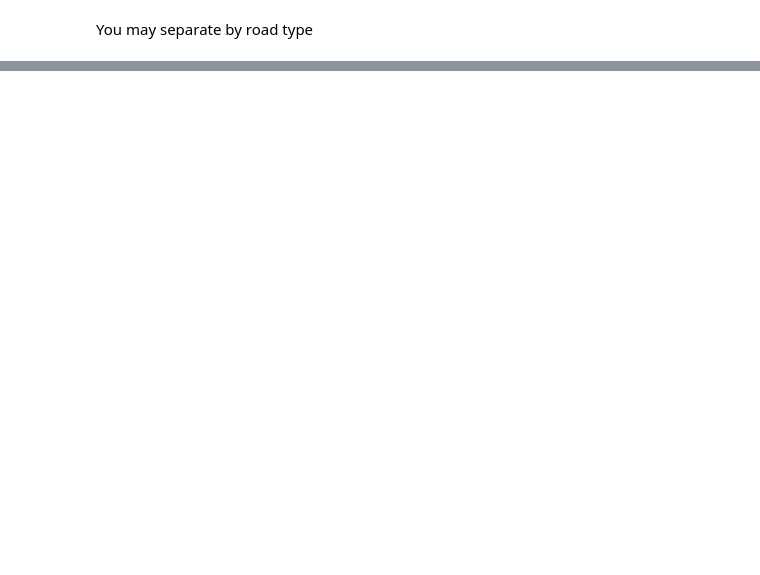
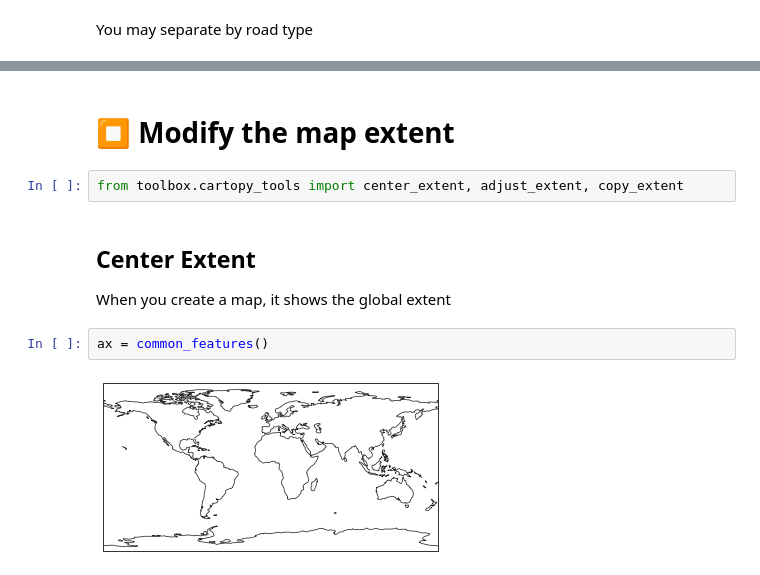
Before and after one commit to blaylockbk/Carpenter_Workshop, a Jupyter notebook: notebooks/demo_cartopy_tools.ipynb, the cells around one changed output, grey strips where cells are left out. Saved outputs shown, nothing was run; the diff lists cells and outputs as text; blank space fills up the shorter version.

```diff
--- a/notebooks/demo_cartopy_tools.ipynb
+++ b/notebooks/demo_cartopy_tools.ipynb
@@ -139,0 +151,11 @@ ax.set_extent([-118, -109, 35, 45])
+# %% [markdown]
+# ⏹ Modify the map extent
+# %%
+from toolbox.cartopy_tools import center_extent, adjust_extent, copy_extent
+# %% [markdown]
+## Center Extent
+When you create a map, it shows the global extent
+# %%
+ax = common_features()
+# %% [output]
+[figure, added]
```
Also changed, not shown: parts of 23 cells of this notebook, 5 other files.
